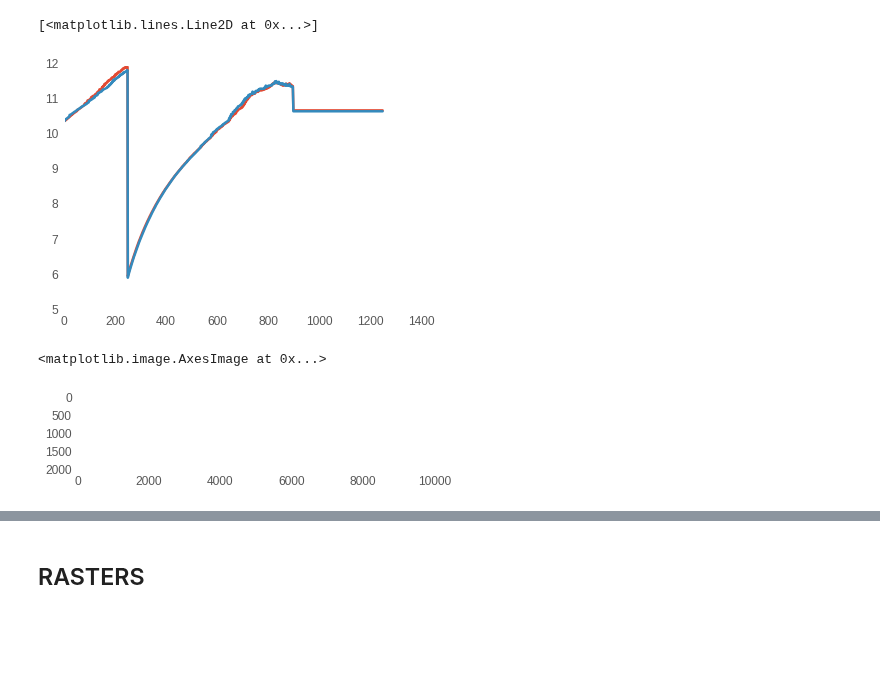
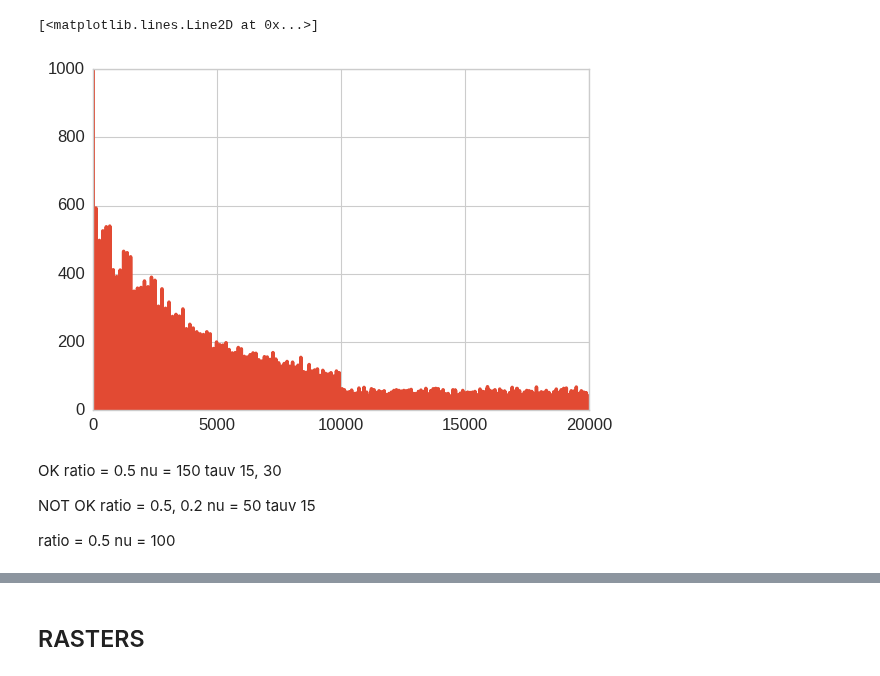
Before and after one commit to gpernelle/cortex, a Jupyter notebook: notebooks/paperSync-figure3.ipynb, the cells around one changed output, grey strips where cells are left out. Saved outputs shown, nothing was run; the diff lists cells and outputs as text; code cells hidden in the pictures; blank space fills up the shorter version.

```diff
--- a/notebooks/paperSync-figure3.ipynb
+++ b/notebooks/paperSync-figure3.ipynb
@@ -89,6 +87,9 @@ plt.savefig(PAPER + 'weights_end.svg')
 # %%
-tauv, sG, N, T, nu = 15, 50, 2000, 50000, 0
-rasterPath = "rasterPlast-tauv-%d_g-%d_N-%d_T-%d_k-%d" % (tauv, sG, N, T, nu)
+tauv, sG, N, T, nu = 15, 100, 2000, 20000, 50
+ratio = 0.2
+rasterPath = "../data/rasters/rasterPlast-tauv-%d_g-%d_N-%d_T-%d_k-%d_r-%.2f" % (tauv,
+                                                                                 sG, N, T, nu, ratio)
 r = np.load(rasterPath)
-varPath = "rastervarPlast-tauv-%d_g-%d_N-%d_T-%d_k-%d" % (tauv, sG, N, T, nu)
+varPath = "../data/rasters/rastervarPlast-tauv-%d_g-%d_N-%d_T-%d_k-%d_r-%.2f" % (tauv,
+                                                                                 sG, N, T, nu, ratio)
 var = np.load(varPath)
@@ -97,11 +110,18 @@ FileNotFoundError: [Errno 2] No such file or directory: 'rasterPlast-tauv-15_g-5
 # %%
-plt.plot(var['g1'])
-plt.plot(var['g2'])
+plt.plot(var['vvmN2'])
 # %% [output]
 [<matplotlib.lines.Line2D at 0x...>]
-[figure, old version]
+[figure, new version]
-# %%
-plt.imshow(r[:, 4e4:5e4])
-# %% [output]
-<matplotlib.image.AxesImage at 0x...>
-[figure, removed]
+# %% [markdown]
+OK
+ratio = 0.5
+nu = 150
+tauv 15, 30
+
+NOT OK
+ratio = 0.5, 0.2
+nu = 50
+tauv 15
+
+ratio = 0.5
+nu = 100
```
Also changed, not shown: parts of 38 cells of this notebook, 17 other files.
